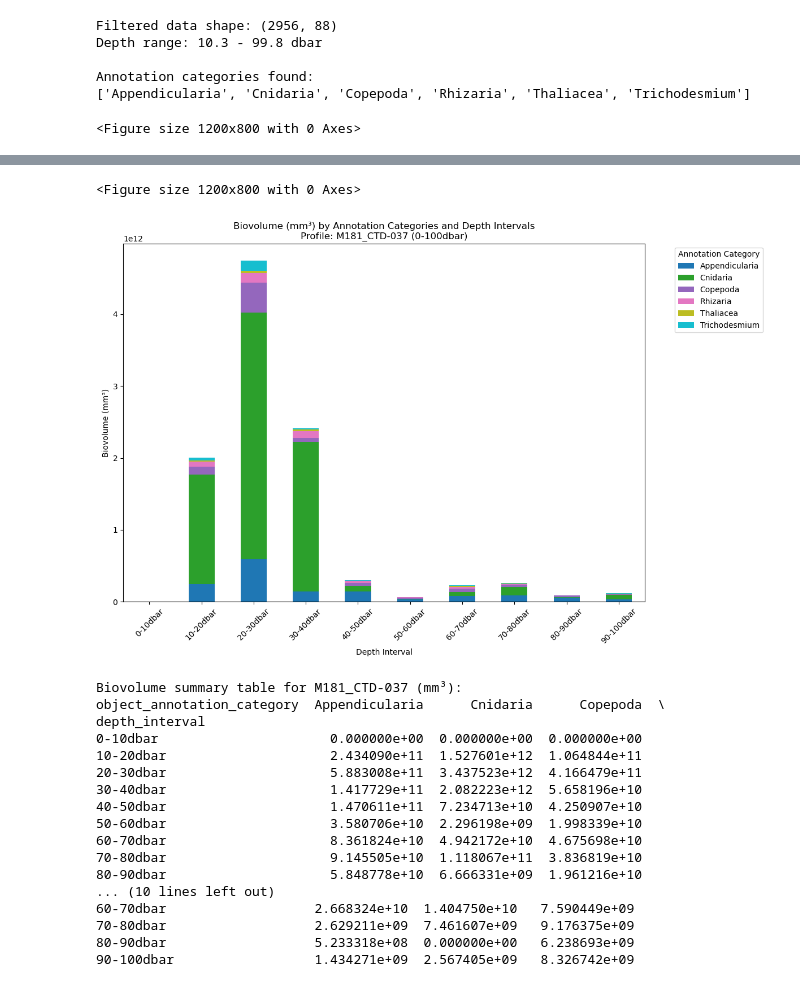
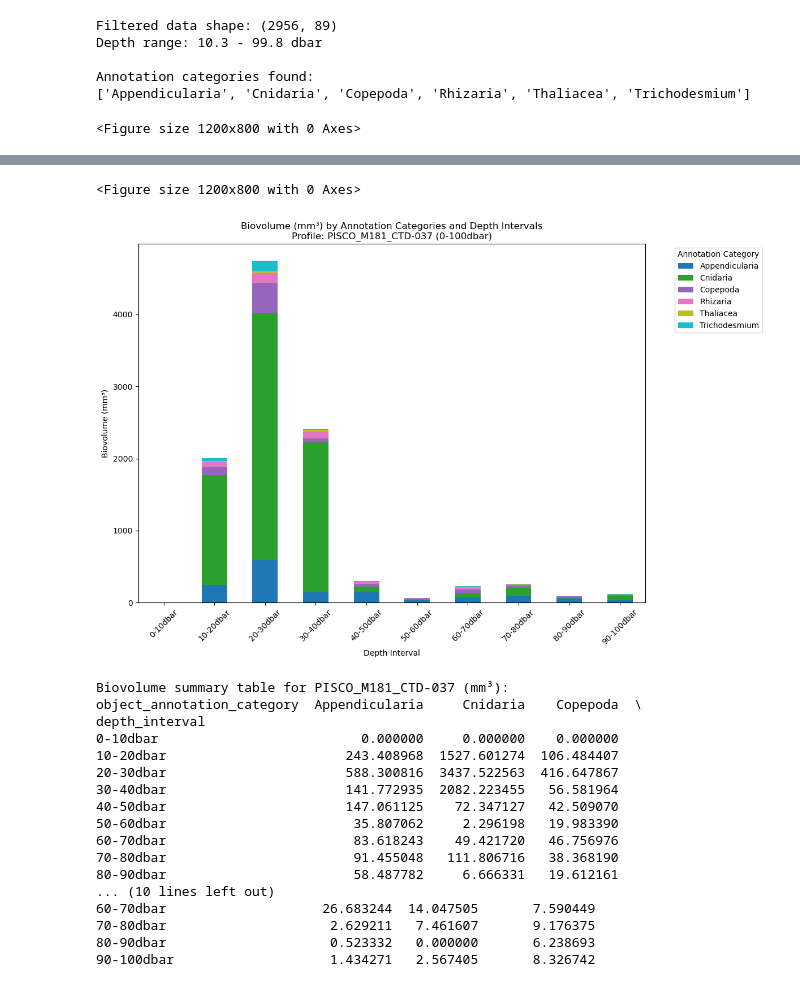
Before and after one commit to fannz00/ImageProcessing, a Jupyter notebook: PISCO_data.ipynb, the cells around one changed output, grey strips where cells are left out. Drawn from its saved outputs; the diff is of its cells as text; code cells hidden in the pictures.

```diff
--- a/PISCO_data.ipynb
+++ b/PISCO_data.ipynb
@@ -13,4 +13,7 @@ IMAGE_SIZE = 2560
 # %%
 top6_validated_df = pd.read_csv("C:/Users/fanny/OneDrive - Van Hall Larenstein/HVHL/Year_IV/Thesis_Internship/ET_data/top6_biovolume_groups_validated_only.csv")
 
+#rename column name
+top6_validated_df.rename(columns={'object_esd': 'object_esd_um'}, inplace=True)
+
 all_images_df = pd.read_csv("C:/Users/fanny/OneDrive - Van Hall Larenstein/HVHL/Year_IV/Thesis_Internship/ET_data/M181_all_images_metadata.csv")
@@ -17,3 +56,11 @@ all_images_df = pd.read_csv("C:/Users/fanny/OneDrive - Van Hall Larenstein/HVHL/
+# %%
+top6_validated_df['object_esd_mm'] = top6_validated_df['object_esd_um'] / 1000
+
+# Create biovolume column from ESD
+# Biovolume = (4/3) * π * (ESD/2)³ = (π/6) * ESD³
+top6_validated_df['biovolume_mm3'] = (np.pi / 6) * (top6_validated_df['object_esd_mm'] ** 3)
+
+top6_validated_df[(top6_validated_df['object_annotation_category']=='Copepoda') & (top6_validated_df['profile']=='PISCO_M181_CTD-037')][['object_annotation_category', 'object_esd_mm', 'biovolume_mm3']].head(50).to_csv('copepoda_object_esd_biovolume_M181_CTD-037.csv')
 # %%
 # Summary of top6_validated_df
 print("=== TOP6 VALIDATED DATAFRAME SUMMARY ===\n")
@@ -45,8 +92,4 @@ max         0.260049       0.140896       0.090513       5184.758000
 # %%
-# Create biovolume column from ESD
-# Biovolume = (4/3) * π * (ESD/2)³ = (π/6) * ESD³
-top6_validated_df['biovolume_mm3'] = (np.pi / 6) * (top6_validated_df['object_esd'] ** 3)
-
 print("=== BIOVOLUME COLUMN ADDED ===")
 print(f"New shape: {top6_validated_df.shape}")
 print(f"Biovolume statistics:")
@@ -67,25 +110 @@ max      1.573887e+13
 Name: biovolume_mm3, dtype: float64
-# %%
-#print(top6_validated_df['sample_id'])
-
-# Create profile column from first 18 characters of sample_id, then remove characters 5-10
-# This changes M181-112-1_CTD-037 to M181_CTD-037
-temp_profile = top6_validated_df['sample_id'].str[:18]
-top6_validated_df['profile'] = temp_profile.str[:4] + temp_profile.str[10:]
-
-temp_profile_all = all_images_df['sample_id'].str[:18]
-all_images_df['profile'] = temp_profile_all.str[:4] + temp_profile_all.str[10:]
-
-print("\n=== PROFILE COLUMN ADDED ===")
-print(f"Sample profiles in top6_validated_df:")
-print(sorted(top6_validated_df['profile'].unique()))
-
-print(f"\nAll images profiles:")
-print(sorted(all_images_df['profile'].unique()))
-
-# Show example of transformation
-print(f"\nExample transformations:")
-sample_ids = top6_validated_df['sample_id'].head(3)
-profiles = top6_validated_df['profile'].head(3)
-for sid, prof in zip(sample_ids, profiles):
-    print(f"{sid[:18]} -> {prof}")
@@ -104,6 +111,6 @@ M181-112-1_CTD-037 -> M181_CTD-037
 # %%
 # Filter data for specific profile and depth range
-profile_name = "M181_CTD-037"
+profile_name = "PISCO_M181_CTD-037"
 filtered_data = top6_validated_df[
     (top6_validated_df['profile'] == profile_name) &
     (top6_validated_df['object_pressure'] >= 0) &
@@ -145,7 +152,7 @@ print(f"\nSummary table for {profile_name}:")
 print(grouped_data)
 
 # Filter data for specific profile and depth range (biovolume plot)
-profile_name = "M181_CTD-037"
+profile_name = "PISCO_M181_CTD-037"
 filtered_data_bv = top6_validated_df[
     (top6_validated_df['profile'] == profile_name) &
     (top6_validated_df['object_pressure'] >= 0) &
@@ -184,7 +191,7 @@ plt.show()
 print(f"\nBiovolume summary table for {profile_name} (mm³):")
 print(grouped_biovolume.round(6))
 # %% [output]
-Filtered data shape: (2956, 88)
+Filtered data shape: (2956, 89)
 Depth range: 10.3 - 99.8 dbar
 
 Annotation categories found:
@@ -210,23 +217,23 @@ Thaliacea         9.837784e+10
 dtype: float64
 <Figure size 1200x800 with 0 Axes>
-[figure, old version]
+[figure, new version]
-Biovolume summary table for M181_CTD-037 (mm³):
-object_annotation_category  Appendicularia      Cnidaria      Copepoda  \
+Biovolume summary table for PISCO_M181_CTD-037 (mm³):
+object_annotation_category  Appendicularia     Cnidaria    Copepoda  \
 depth_interval
-0-10dbar                      0.000000e+00  0.000000e+00  0.000000e+00
-10-20dbar                     2.434090e+11  1.527601e+12  1.064844e+11
-20-30dbar                     5.883008e+11  3.437523e+12  4.166479e+11
-30-40dbar                     1.417729e+11  2.082223e+12  5.658196e+10
-40-50dbar                     1.470611e+11  7.234713e+10  4.250907e+10
-50-60dbar                     3.580706e+10  2.296198e+09  1.998339e+10
-60-70dbar                     8.361824e+10  4.942172e+10  4.675698e+10
-70-80dbar                     9.145505e+10  1.118067e+11  3.836819e+10
-80-90dbar                     5.848778e+10  6.666331e+09  1.961216e+10
+0-10dbar                          0.000000     0.000000    0.000000
+10-20dbar                       243.408968  1527.601274  106.484407
+20-30dbar                       588.300816  3437.522563  416.647867
+30-40dbar                       141.772935  2082.223455   56.581964
+40-50dbar                       147.061125    72.347127   42.509070
+50-60dbar                        35.807062     2.296198   19.983390
+60-70dbar                        83.618243    49.421720   46.756976
+70-80dbar                        91.455048   111.806716   38.368190
+80-90dbar                        58.487782     6.666331   19.612161
 ... (10 lines left out)
-60-70dbar                   2.668324e+10  1.404750e+10   7.590449e+09
-70-80dbar                   2.629211e+09  7.461607e+09   9.176375e+09
-80-90dbar                   5.233318e+08  0.000000e+00   6.238693e+09
-90-100dbar                  1.434271e+09  2.567405e+09   8.326742e+09
+60-70dbar                    26.683244  14.047505       7.590449
+70-80dbar                     2.629211   7.461607       9.176375
+80-90dbar                     0.523332   0.000000       6.238693
+90-100dbar                    1.434271   2.567405       8.326742
 # %%
 #print(all_images_df['sample_id'].unique())
 
```
Also changed, not shown: parts of 13 cells of this notebook, 2 other files.
